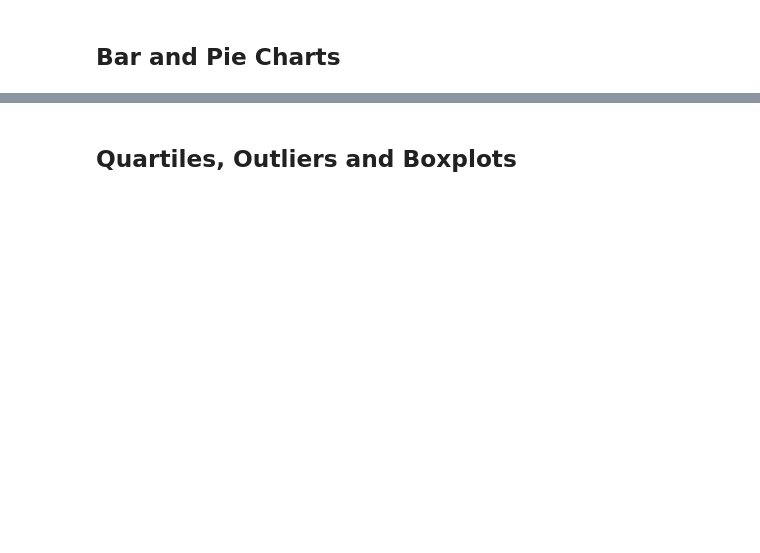
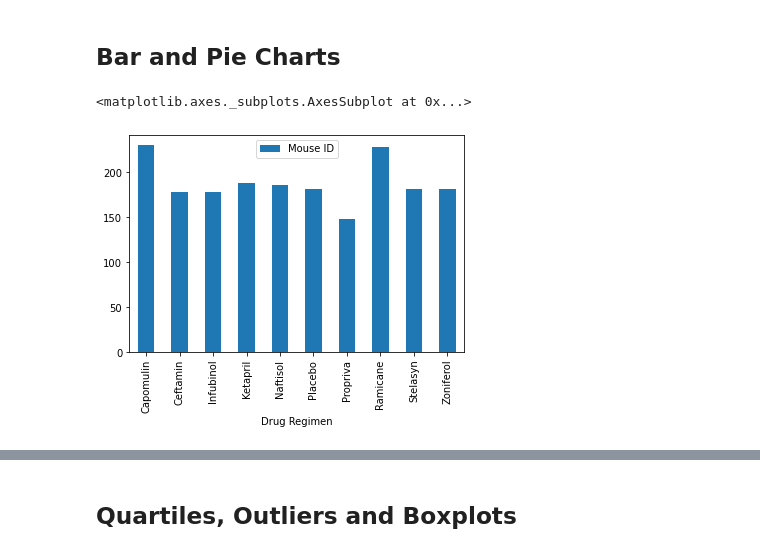
Before and after one commit to Lehmanc92/Matplotlib-Challenge, a Jupyter notebook: Pymaceuticals/pymaceuticals_starter.ipynb, the cells around one changed output, grey strips where cells are left out. Saved outputs shown, nothing was run; the diff lists cells and outputs as text; code cells hidden in the pictures; blank space fills up the shorter version.

```diff
--- a/Pymaceuticals/pymaceuticals_starter.ipynb
+++ b/Pymaceuticals/pymaceuticals_starter.ipynb
@@ -45,13 +45,10 @@ number_of_mice
 # %%
 # Getting the duplicate mice by ID number that shows up for Mouse ID and Timepoint.
 
-duplicate_mice_df = full_data[full_data['Timepoint'] == full_data['Timepoint'].shift()]
-
-# mouse_df = mouse_df.query("Mouse_ID not in @duplicateID")
-# print(duplicate_mice_df['Mouse ID'])
+duplicate_mice_df = full_data[(full_data['Timepoint'] == full_data['Timepoint'].shift()) & (full_data['Mouse ID'] == full_data['Mouse ID'].shift())]
 
 for i in duplicate_mice_df['Mouse ID']:
     full_data.drop(full_data.loc[full_data['Mouse ID'] == i].index, inplace=True)
 
-print(full_data)
+full_data
 # %% [output]
@@ -94,5 +116,13 @@ print(full_data)
 ## Bar and Pie Charts
 # %%
 # Generate a bar plot showing the total number of measurements taken on each drug regimen using pandas.
+trials_per_drug_df = full_data[['Drug Regimen', 'Mouse ID']]
+
+trials_per_drug_groupby = trials_per_drug_df.groupby('Drug Regimen').count()
+
+trials_per_drug_groupby.plot(kind = 'bar')
+# %% [output]
+<matplotlib.axes._subplots.AxesSubplot at 0x...>
+[figure, added]
 # %%
 # Generate a bar plot showing the total number of measurements taken on each drug regimen using pyplot.
```
Also changed, not shown: parts of 8 cells of this notebook.
